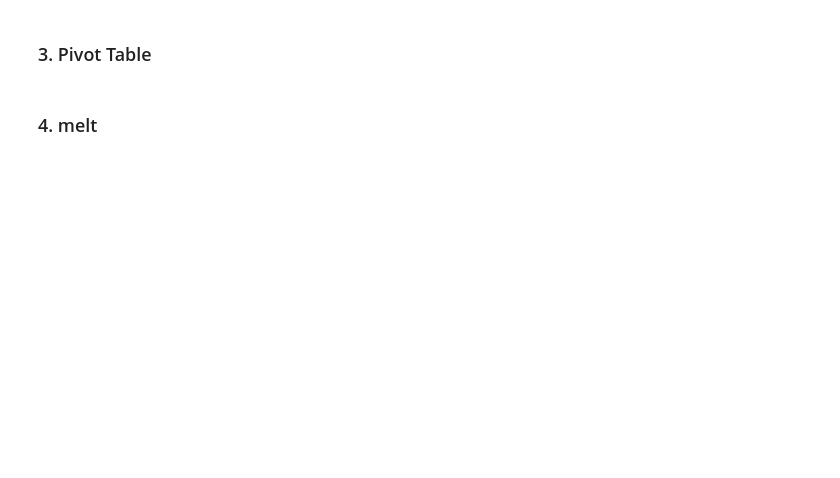
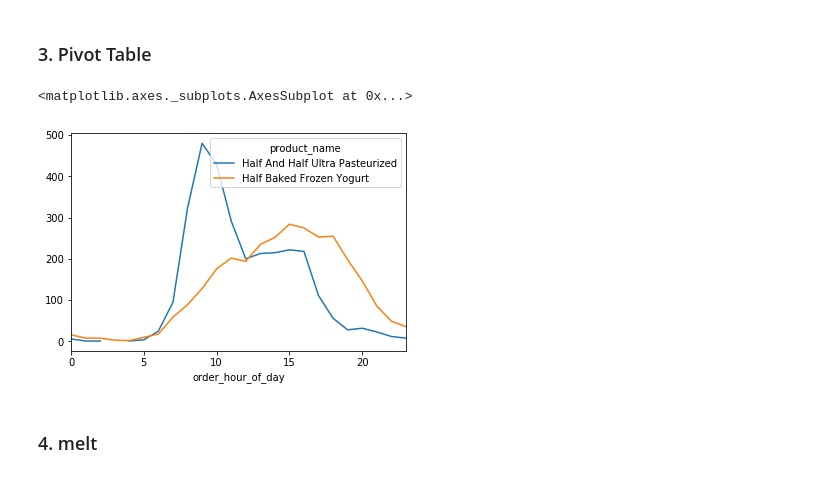
Before and after one commit to bloominstituteoftechnology/DS-Unit-1-Sprint-2-Data-Wrangling-and-Storytelling, a Jupyter notebook: module1-join-and-reshape-data/LS_DS_121_Join_and_Reshape_Data.ipynb, the cells around one changed output. Drawn from its saved outputs; the diff is of its cells as text; code cells hidden in the pictures; blank space fills up the shorter version.

```diff
--- a/module1-join-and-reshape-data/LS_DS_121_Join_and_Reshape_Data.ipynb
+++ b/module1-join-and-reshape-data/LS_DS_121_Join_and_Reshape_Data.ipynb
@@ -895,6 +977,10 @@ pd.crosstab(subset['order_hour_of_day'], subset['product_name'], normalize='colu
 # %% [markdown]
 ### 3. Pivot Table
 # %%
-subset.pivot_table(index='order_hour_of_day', columns='product_name', values='order_id', aggfunct=len).plot()
+# Same thign using a pivot table
+subset.pivot_table(index='order_hour_of_day', columns='product_name', values='order_id', aggfunc=len).plot()
+# %% [output]
+<matplotlib.axes._subplots.AxesSubplot at 0x...>
+[figure, added]
 # %% [markdown]
 ### 4. melt
```
Also changed, not shown: parts of 32 cells of this notebook.
